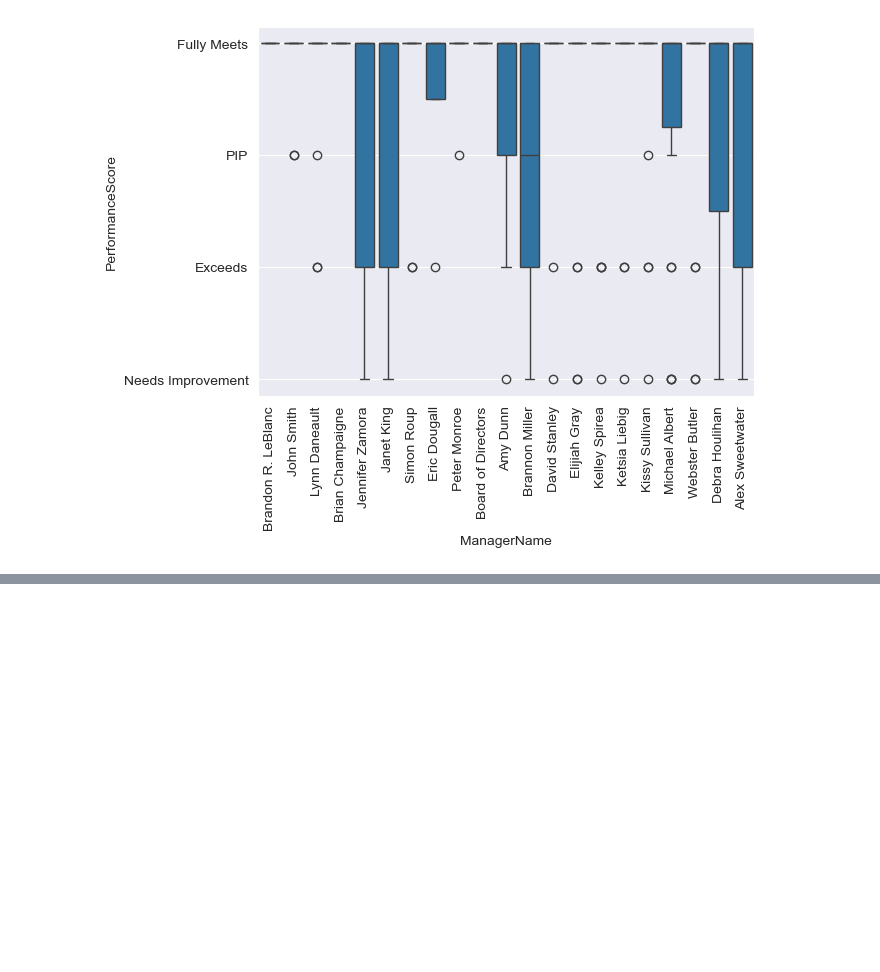
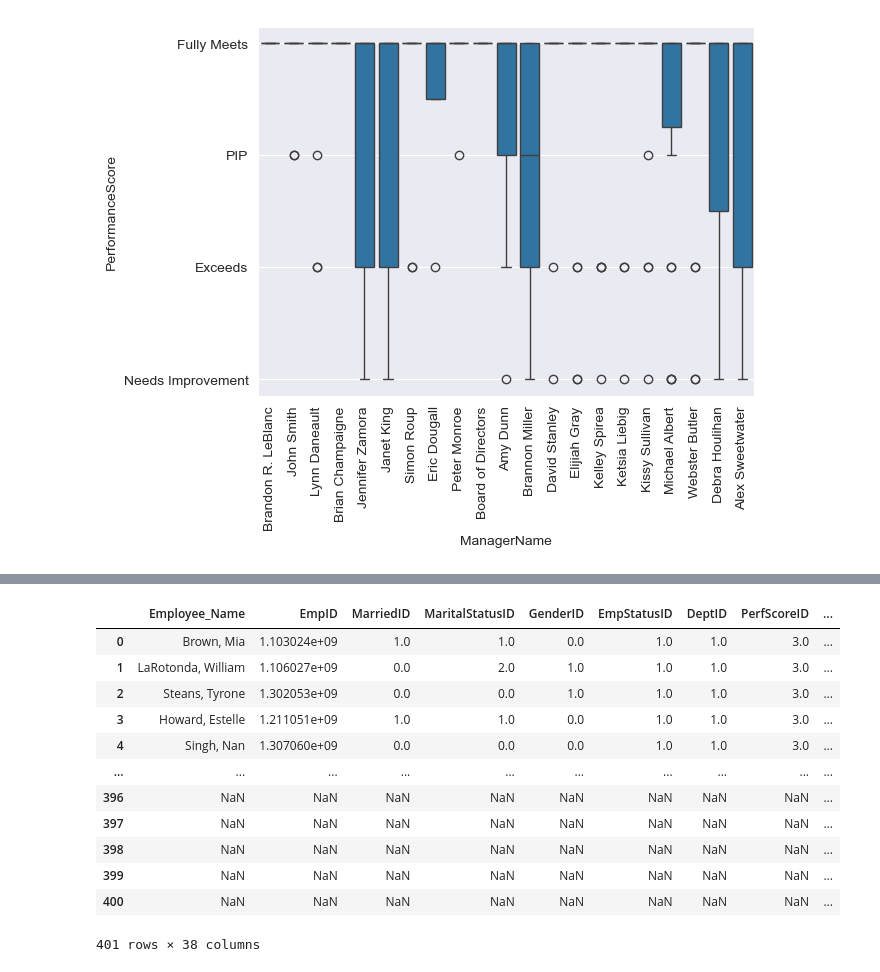
Before and after one commit to Tobias-2/modul-9, a Jupyter notebook: Untitled3.ipynb, the cells around one changed output, grey strips where cells are left out. Saved outputs shown, nothing was run; the diff lists cells and outputs as text; code cells hidden in the pictures; blank space fills up the shorter version.

```diff
--- a/Untitled3.ipynb
+++ b/Untitled3.ipynb
@@ -102,0 +141,32 @@ df
+# %%
+import pandas as pd
+import numpy as np
+from datetime import datetime  # Import the datetime module
+
+# Convert 'DOB' column to datetime format
+df['DOB'] = pd.to_datetime(df['DOB'], format='%m/%d/%y')
+
+# Define the function to calculate age
+def count_age(row):
+    # Define the fixed date as a datetime object
+    target_date = datetime(2014, 9, 29)  # Proper datetime object
+    return (target_date - row['DOB']) / np.timedelta64(364, 'D')  # Compute age in years
+
+# Apply the function to the DataFrame
+df['Age'] = df.apply(lambda row: count_age(row), axis=1)
+
+df
+# %% [output]
+|  | Employee_Name | EmpID | MarriedID | MaritalStatusID | GenderID | EmpStatusID | DeptID | PerfScoreID | ... |
+| 0 | Brown, Mia | 1.103024e+09 | 1.0 | 1.0 | 0.0 | 1.0 | 1.0 | 3.0 | ... |
+| 1 | LaRotonda, William | 1.106027e+09 | 0.0 | 2.0 | 1.0 | 1.0 | 1.0 | 3.0 | ... |
+| 2 | Steans, Tyrone | 1.302053e+09 | 0.0 | 0.0 | 1.0 | 1.0 | 1.0 | 3.0 | ... |
+| 3 | Howard, Estelle | 1.211051e+09 | 1.0 | 1.0 | 0.0 | 1.0 | 1.0 | 3.0 | ... |
+| 4 | Singh, Nan | 1.307060e+09 | 0.0 | 0.0 | 0.0 | 1.0 | 1.0 | 3.0 | ... |
+| ... | ... | ... | ... | ... | ... | ... | ... | ... | ... |
+| 396 | NaN | NaN | NaN | NaN | NaN | NaN | NaN | NaN | ... |
+| 397 | NaN | NaN | NaN | NaN | NaN | NaN | NaN | NaN | ... |
+| 398 | NaN | NaN | NaN | NaN | NaN | NaN | NaN | NaN | ... |
+| 399 | NaN | NaN | NaN | NaN | NaN | NaN | NaN | NaN | ... |
+| 400 | NaN | NaN | NaN | NaN | NaN | NaN | NaN | NaN | ... |
+401 rows × 38 columns
```
Also changed, not shown: parts of 14 cells of this notebook.
